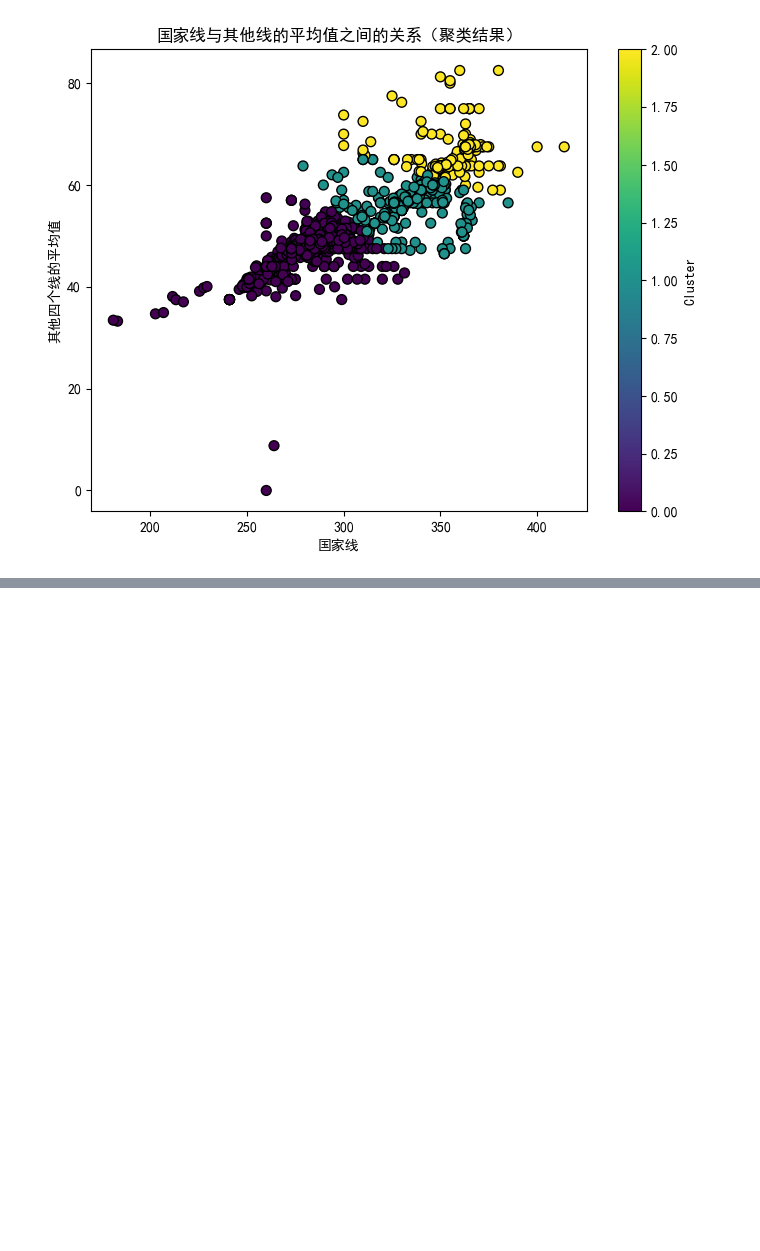
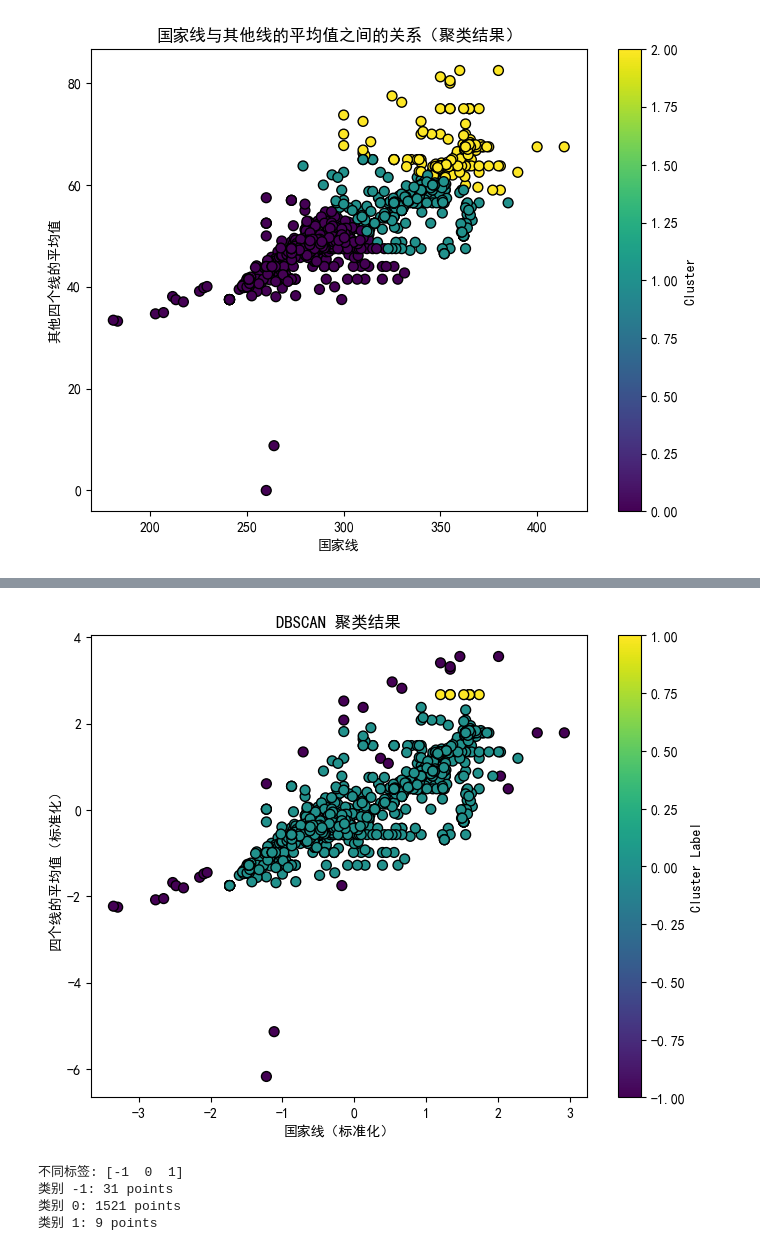
Before and after one commit to rainbowyuyu/dm_design, a Jupyter notebook: data_show.ipynb, the cells around one changed output, grey strips where cells are left out. Cells and saved outputs as stored; diff of their text form; code cells hidden in the pictures; blank space fills up the shorter version.

```diff
--- a/data_show.ipynb
+++ b/data_show.ipynb
@@ -231,0 +265,44 @@ plt.show()
+# %%
+import numpy as np
+import matplotlib.pyplot as plt
+from sklearn.preprocessing import StandardScaler
+from sklearn.cluster import DBSCAN
+
+# 按专业计算 '国家线' 和其他四个线（'英语线', '政治线', '数学线', '专业线'）的平均值
+avg_scores = data.groupby('专业')[['国家线', '英语线', '政治线', '数学线', '专业线']].mean()
+
+# 获取国家线和其他四个线的平均值
+x = avg_scores['国家线'].values.reshape(-1, 1)  # 国家线
+y = avg_scores[['英语线', '政治线', '数学线', '专业线']].mean(axis=1).values.reshape(-1, 1)  # 四个线的平均值
+
+# 合并 x 和 y 为一个新的特征矩阵
+X = np.hstack((x, y))  # 将国家线和其他四个线的平均值合并为一个二维数组
+
+# 标准化数据
+scaler = StandardScaler()
+X_scaled = scaler.fit_transform(X)
+
+# 使用 DBSCAN 进行聚类
+dbscan = DBSCAN(eps=0.3, min_samples=5)
+labels = dbscan.fit_predict(X_scaled)
+
+# 可视化聚类结果
+plt.figure(figsize=(8, 6))
+plt.scatter(X_scaled[:, 0], X_scaled[:, 1], c=labels, cmap='viridis', edgecolor='k', s=50)
+plt.title('DBSCAN 聚类结果')
+plt.xlabel('国家线（标准化）')
+plt.ylabel('四个线的平均值（标准化）')
+plt.colorbar(label='Cluster Label')  # 显示聚类标签
+plt.show()
+
+# 查看每个簇的数量
+unique_labels = np.unique(labels)
+print(f"不同标签: {unique_labels}")
+for label in unique_labels:
+    print(f"类别 {label}: {np.sum(labels == label)} points")
+# %% [output]
+[figure, added]
+不同标签: [-1  0  1]
+类别 -1: 31 points
+类别 0: 1521 points
+类别 1: 9 points
```
Also changed, not shown: parts of 1 cell of this notebook.
